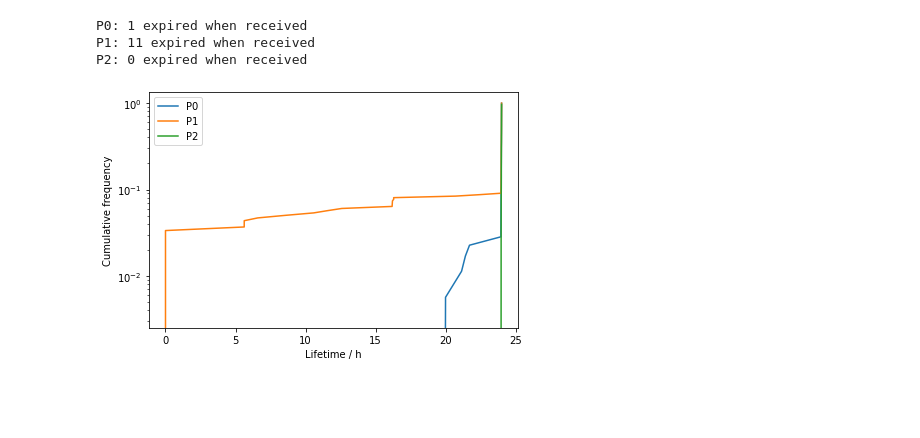
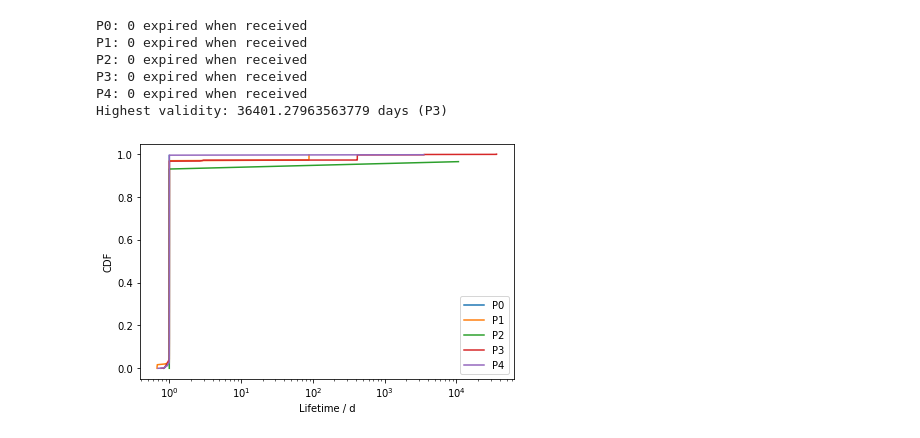
Before and after one commit to manuelwedler/hydra-booster, a Jupyter notebook: evaluation/analyze.ipynb, the cells around one changed output. Drawn from its saved outputs; the diff is of its cells as text; code cells hidden in the pictures; blank space fills up the shorter version.

```diff
--- a/evaluation/analyze.ipynb
+++ b/evaluation/analyze.ipynb
@@ -13,15 +13,19 @@ import dateutil
 M01_PATH = './hydra-data/ipns-export-M01'
 M02_PATH = './hydra-data/ipns-export-M02'
 M03_PATH = './hydra-data/ipns-export-M03'
+M04_PATH = './hydra-data/ipns-export-M04'
+M05_PATH = './hydra-data/ipns-export-M05'
 
 T01_PATH = './hydra-data/timing-M01.txt'
 T02_PATH = './hydra-data/timing-M02.txt'
 T03_PATH = './hydra-data/timing-M03.txt'
+T04_PATH = './hydra-data/timing-M04.txt'
+T05_PATH = './hydra-data/timing-M05.txt'
 
 measurements = []
 timings = []
 
-for path in [M01_PATH, M02_PATH, M03_PATH]:
+for path in [M01_PATH, M02_PATH, M03_PATH, M04_PATH, M05_PATH]:
     db = plyvel.DB(path)
     try:
         names = {}
@@ -41,7 +45,7 @@ for path in [M01_PATH, M02_PATH, M03_PATH]:
     finally:
         db.close()
 
-for path in [T01_PATH, T02_PATH, T03_PATH]:
+for path in [T01_PATH, T02_PATH, T03_PATH, T04_PATH, T05_PATH]:
     with open(path) as f:
         timings.append(f.read().splitlines())
 # %%
@@ -203,7 +215,7 @@ provisions_per_weekday = []
 num_records = []
 
 # last one is only over a day
-for m in measurements[:2]:
+for m in measurements:
     provisions = []
     records = 0
     for _ in range(len(labels)):
@@ -227,11 +239,13 @@ if use_percentages:
             provisions_per_weekday[i][j] = round(provisions / total, 2)
 
 x = np.arange(len(labels))
-width = 0.2
+width = 0.1
 
 fig, ax = plt.subplots()
-ax.bar(x - 1/2 * width, provisions_per_weekday[0], width, label='P0')
-ax.bar(x + 1/2 * width, provisions_per_weekday[1], width, label='P1')
+ax.bar(x - 3/2 * width, provisions_per_weekday[0], width, label='P0')
+ax.bar(x - 1/2 * width, provisions_per_weekday[1], width, label='P1')
+ax.bar(x + 1/2 * width, provisions_per_weekday[3], width, label='P3')
+ax.bar(x + 3/2 * width, provisions_per_weekday[4], width, label='P4')
 
 ax.set_ylabel('Relative frequency')
 ax.set_xlabel('Provisions per weekday')
@@ -326,47 +350,58 @@ P2 relative: 0.0 expired, 1.0 not expired
 # %%
 # Lifetimes
-
 lifetimes_for_measurements = []
 steps = []
 already_expired = []
-for m in measurements:
+highest_validity_period = None
+highest_validity = 0
+for i, m in enumerate(measurements):
     lifetime = []
     expired = 0
     for k in m.keys():
         for record in m[k]:
             received = dateutil.parser.parse(record['ReceiveTime'])
             validity = dateutil.parser.parse(record['Validity'])
-            hours = (validity - received).seconds / 60 / 60
-            if hours == 0:
+            days = (validity - received).total_seconds() / 60 / 60 / 24
+            if days > highest_validity:
+                highest_validity_period = i
+                highest_validity = days
+            if days <= 0:
                 expired += 1
-            lifetime.append(hours)
+            lifetime.append(days)
     lifetimes_for_measurements.append(np.sort(lifetime))
     steps.append(np.array(range(len(lifetime)))/float(len(lifetime)))
     already_expired.append(expired)
 
 for i, v in enumerate(already_expired):
     print(f'P{i}: {v} expired when received')
 
+print(f'Highest validity: {highest_validity} days (P{highest_validity_period})')
+
 fig, ax = plt.subplots()
 
 ax.plot(lifetimes_for_measurements[0], steps[0], label='P0')
 ax.plot(lifetimes_for_measurements[1], steps[1], label='P1')
 ax.plot(lifetimes_for_measurements[2], steps[2], label='P2')
+ax.plot(lifetimes_for_measurements[3], steps[3], label='P3')
+ax.plot(lifetimes_for_measurements[4], steps[4], label='P4')
 
-ax.set_ylabel('Cumulative frequency') # ECDF
-ax.set_xlabel('Lifetime / h')
+ax.set_ylabel('CDF') # ECDF
+ax.set_xlabel('Lifetime / d')
 ax.legend()
 
 fig.tight_layout()
 
-plt.yscale('log')
+plt.xscale('log')
 
 plt.show()
 # %% [output]
-P0: 1 expired when received
-P1: 11 expired when received
+P0: 0 expired when received
+P1: 0 expired when received
 P2: 0 expired when received
+P3: 0 expired when received
+P4: 0 expired when received
+Highest validity: 36401.27963563779 days (P3)
-[figure, old version]
+[figure, new version]
 # %%
 # Content retrievability
 
```
Also changed, not shown: parts of 9 cells of this notebook, 5 other files.
